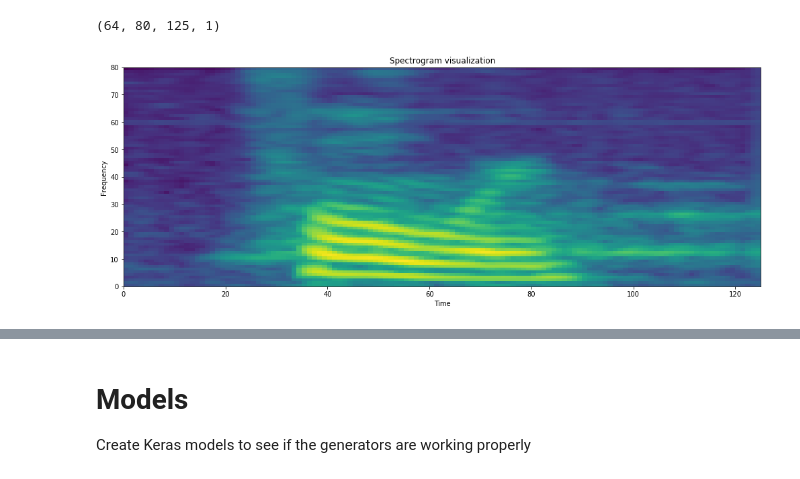
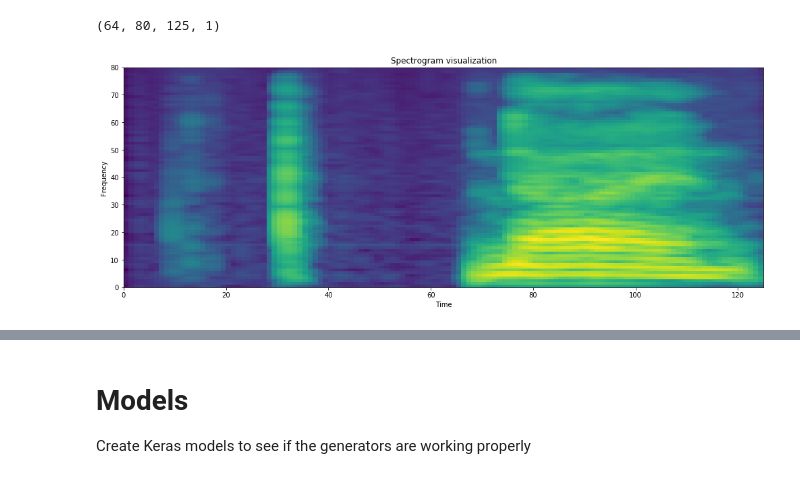
Before and after one commit to douglas125/SpeechCmdRecognition, a Jupyter notebook: Speech_Recog_Demo.ipynb, the cells around one changed output, grey strips where cells are left out. Cells and saved outputs as stored; diff of their text form; code cells hidden in the pictures.

```diff
--- a/Speech_Recog_Demo.ipynb
+++ b/Speech_Recog_Demo.ipynb
@@ -95,6 +96,6 @@ valGen.__len__()
 # %% [output]
 155
 # %%
-audios, classes = valGen.__getitem__(6)
+audios, classes = valGen.__getitem__(5)
 classes
 # %% [output]
@@ -144,12 +146,12 @@ melspec.shape
 (64, 80, 125, 1)
 # %%
 plt.figure(figsize=(17,6))
-plt.pcolormesh(melspec[3,:,:,0])
+plt.pcolormesh(melspec[9,:,:,0])
 
 plt.title('Spectrogram visualization')
 plt.ylabel('Frequency')
 plt.xlabel('Time')
 
 plt.show()
 # %% [output]
-[figure, old version]
+[figure, new version]
```
Also changed, not shown: parts of 38 cells of this notebook, 1 other file.
